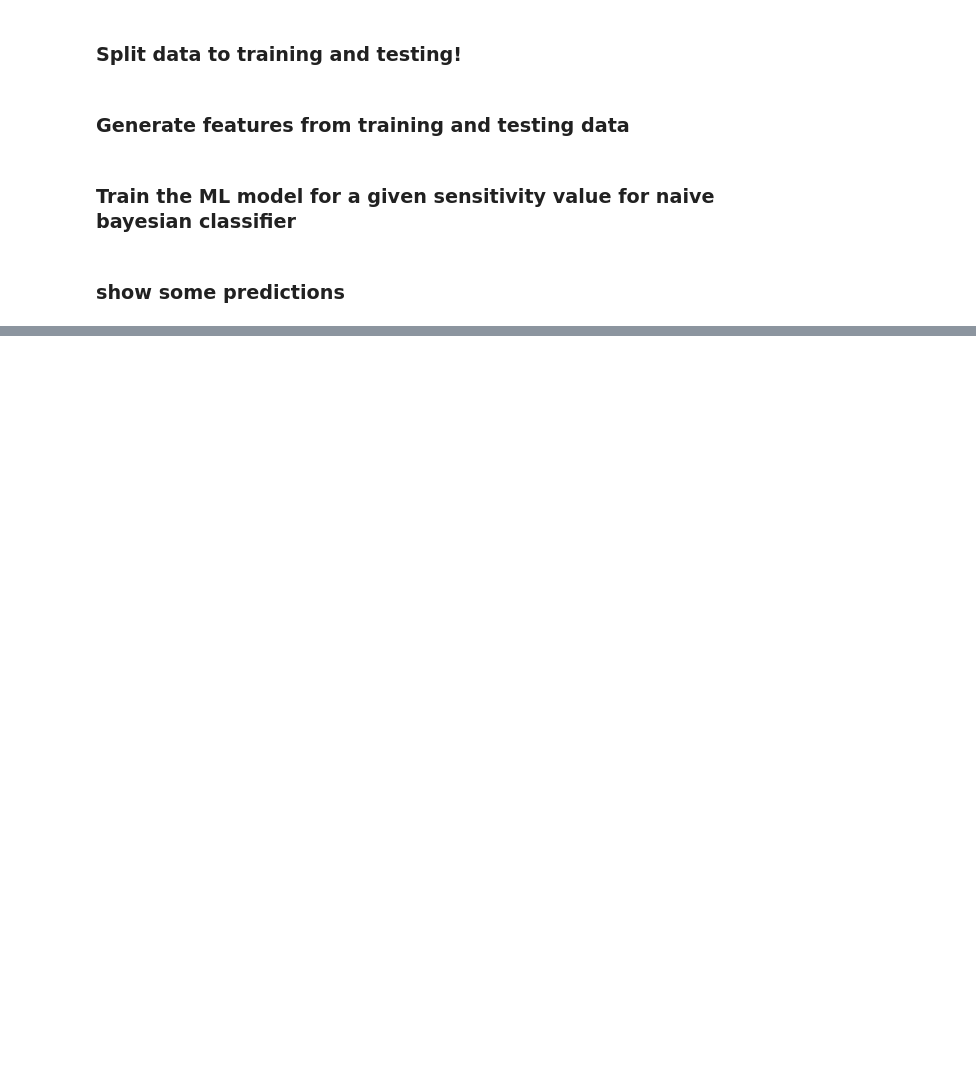
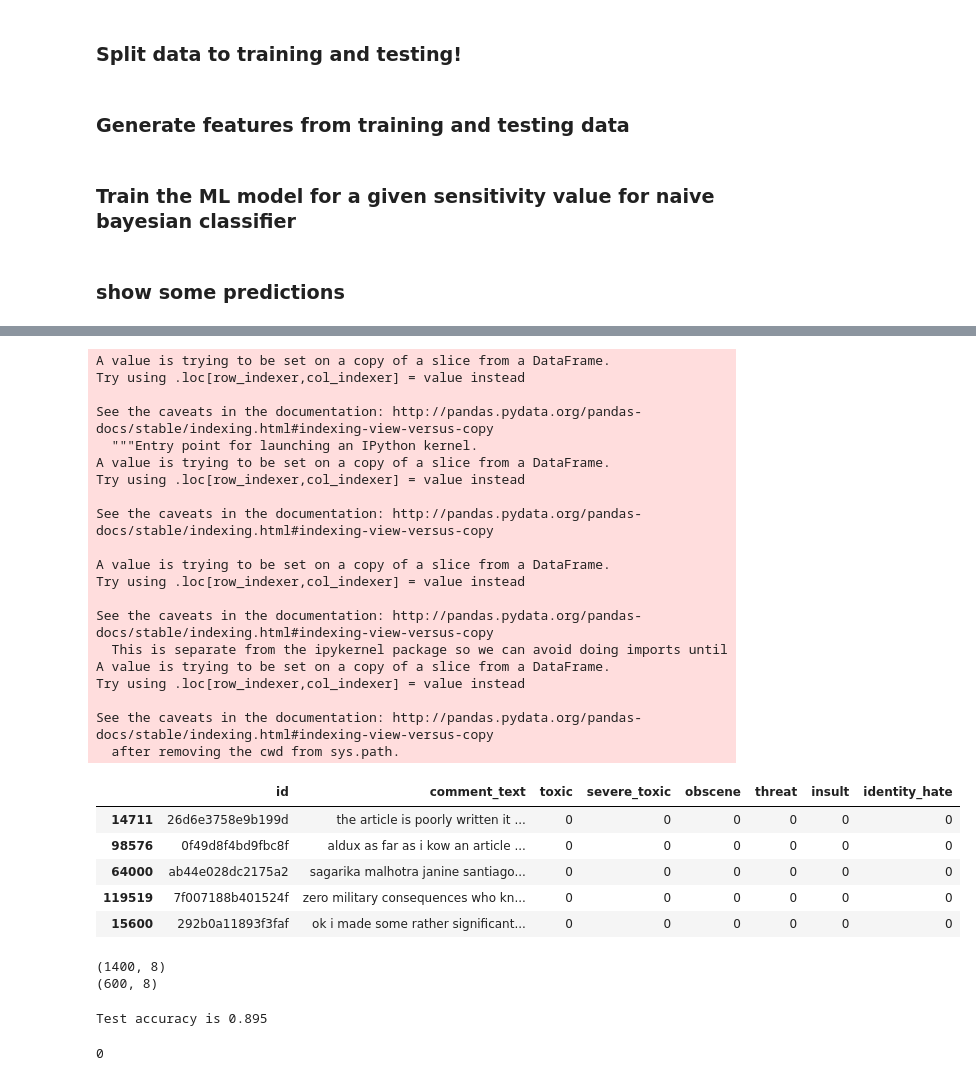
Before and after one commit to hnformentin/total_recall_crash_course, a Jupyter notebook: Classification of Text data.ipynb, the cells around one changed output, grey strips where cells are left out. Saved outputs shown, nothing was run; the diff lists cells and outputs as text; code cells hidden in the pictures; blank space fills up the shorter version.

```diff
--- a/Classification of Text data.ipynb
+++ b/Classification of Text data.ipynb
@@ -62,0 +182,24 @@ print(results.head())
+# %%
+import re
+def cleanHtml(sentence):
+    cleanr = re.compile('<.*?>')
+    cleantext = re.sub(cleanr, ' ', str(sentence))
+    return cleantext
+
+
+def cleanPunc(sentence): #function to clean the word of any punctuation or special characters
+    cleaned = re.sub(r'[?|!|\'|"|#]',r'',sentence)
+    cleaned = re.sub(r'[.|,|)|(|\|/]',r' ',cleaned)
+    cleaned = cleaned.strip()
+    cleaned = cleaned.replace("\n"," ")
+    return cleaned
+
+
+def keepAlpha(sentence):
+    alpha_sent = ""
+    for word in sentence.split():
+        alpha_word = re.sub('[^a-z A-Z]+', ' ', word)
+        alpha_sent += alpha_word
+        alpha_sent += " "
+    alpha_sent = alpha_sent.strip()
+    return alpha_sent
@@ -62,0 +245,44 @@ print(results.head())
+# %%
+data['comment_text'] = data['comment_text'].str.lower()
+data['comment_text'] = data['comment_text'].apply(cleanHtml)
+data['comment_text'] = data['comment_text'].apply(cleanPunc)
+data['comment_text'] = data['comment_text'].apply(keepAlpha)
+data.head()
+# %% [output]
+A value is trying to be set on a copy of a slice from a DataFrame.
+Try using .loc[row_indexer,col_indexer] = value instead
+
+See the caveats in the documentation: http://pandas.pydata.org/pandas-docs/stable/indexing.html#indexing-view-versus-copy
+  """Entry point for launching an IPython kernel.
+A value is trying to be set on a copy of a slice from a DataFrame.
+Try using .loc[row_indexer,col_indexer] = value instead
+
+See the caveats in the documentation: http://pandas.pydata.org/pandas-docs/stable/indexing.html#indexing-view-versus-copy
+
+A value is trying to be set on a copy of a slice from a DataFrame.
+Try using .loc[row_indexer,col_indexer] = value instead
+
+See the caveats in the documentation: http://pandas.pydata.org/pandas-docs/stable/indexing.html#indexing-view-versus-copy
+  This is separate from the ipykernel package so we can avoid doing imports until
+A value is trying to be set on a copy of a slice from a DataFrame.
+Try using .loc[row_indexer,col_indexer] = value instead
+
+See the caveats in the documentation: http://pandas.pydata.org/pandas-docs/stable/indexing.html#indexing-view-versus-copy
+  after removing the cwd from sys.path.
+|  | id | comment_text | toxic | severe_toxic | obscene | threat | insult | identity_hate |
+| 14711 | 26d6e3758e9b199d | the article is poorly written it ... | 0 | 0 | 0 | 0 | 0 | 0 |
+| 98576 | 0f49d8f4bd9fbc8f | aldux as far as i kow an article ... | 0 | 0 | 0 | 0 | 0 | 0 |
+| 64000 | ab44e028dc2175a2 | sagarika malhotra janine santiago... | 0 | 0 | 0 | 0 | 0 | 0 |
+| 119519 | 7f007188b401524f | zero military consequences who kn... | 0 | 0 | 0 | 0 | 0 | 0 |
+| 15600 | 292b0a11893f3faf | ok i made some rather significant... | 0 | 0 | 0 | 0 | 0 | 0 |
+# %%
+# split to train and test data
+from sklearn.model_selection import train_test_split
+
+train, test = train_test_split(data, random_state=42, test_size=0.30, shuffle=True)
+
+print(train.shape)
+print(test.shape)
+# %% [output]
+(1400, 8)
+(600, 8)
@@ -62,0 +320,10 @@ print(results.head())
+# %%
+model_t.fit(x_train, y_train['toxic'])
+prediction = model_t.predict(x_test)
+print('Test accuracy is {}'.format(accuracy_score(y_test['toxic'], prediction)))
+# %% [output]
+Test accuracy is 0.895
+# %%
+prediction.sum()
+# %% [output]
+0
```
Also changed, not shown: parts of 24 cells of this notebook, 2 other files.
